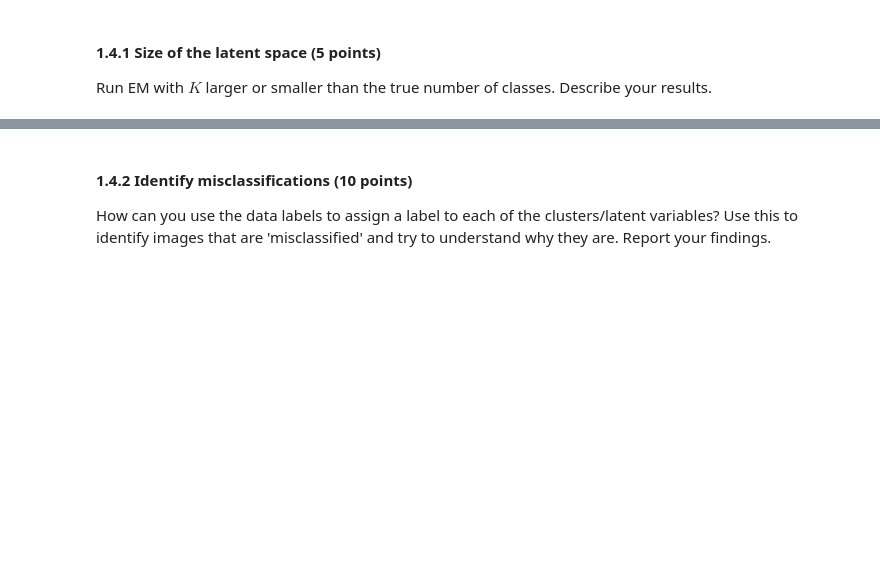
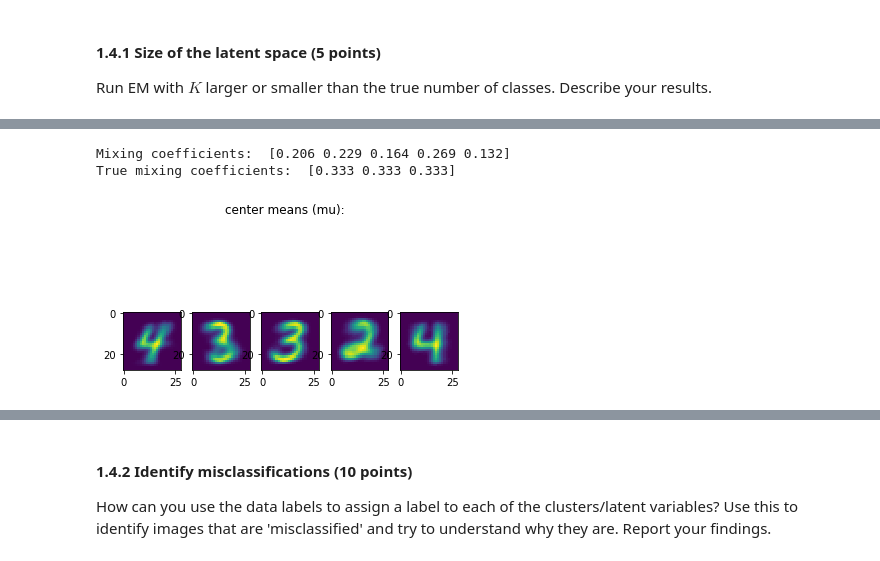
Before and after one commit to JappaB/ML2, a Jupyter notebook: lab3/10260250_10437215_lab3.ipynb, the cells around one changed output, grey strips where cells are left out. Drawn from its saved outputs; the diff is of its cells as text; code cells hidden in the pictures; blank space fills up the shorter version.

```diff
--- a/lab3/10260250_10437215_lab3.ipynb
+++ b/lab3/10260250_10437215_lab3.ipynb
@@ -307,0 +359,3 @@ YOUR ANSWER HERE
+# %%
+# K bigger than the true number of classes
+mu, gamma, best_log_likelihood, pi = EM(samples, 5, 200)
@@ -307,0 +380,6 @@ YOUR ANSWER HERE
+# %%
+reconstruction_visualization(mu, 5, samples_per_class,samples,gamma)
+# %% [output]
+Mixing coefficients:  [0.206 0.229 0.164 0.269 0.132]
+True mixing coefficients:  [0.333 0.333 0.333]
+[figure, added]
```
Also changed, not shown: parts of 19 cells of this notebook.
